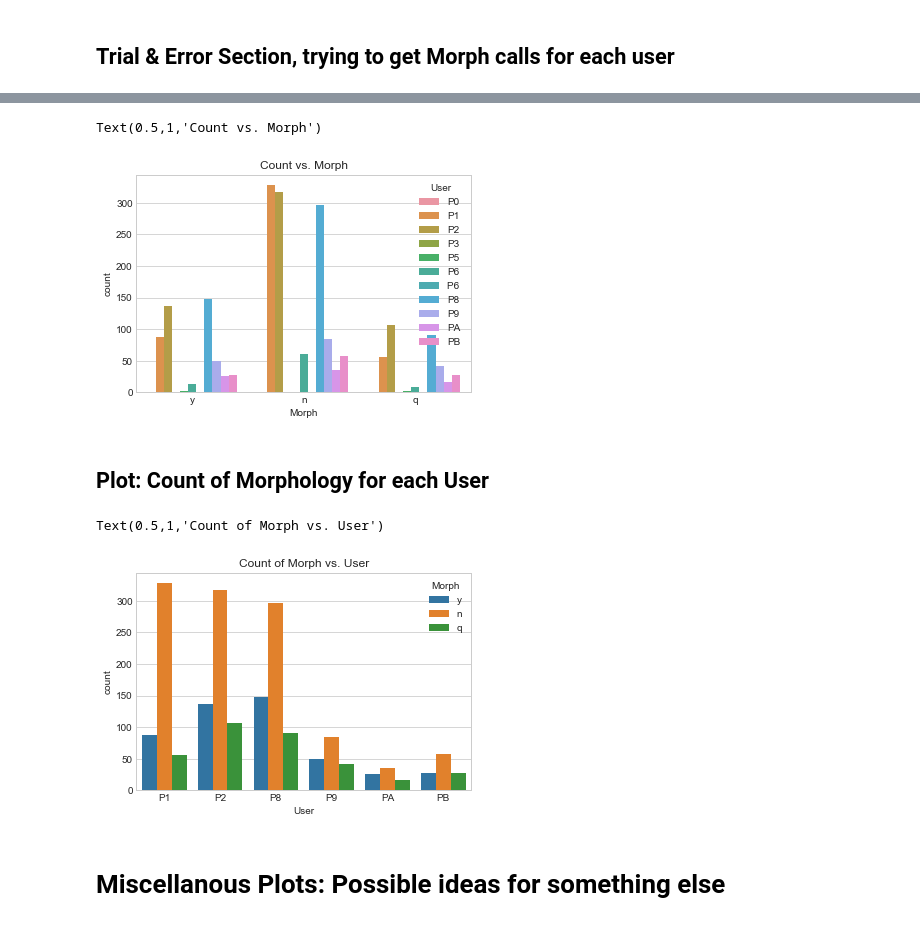
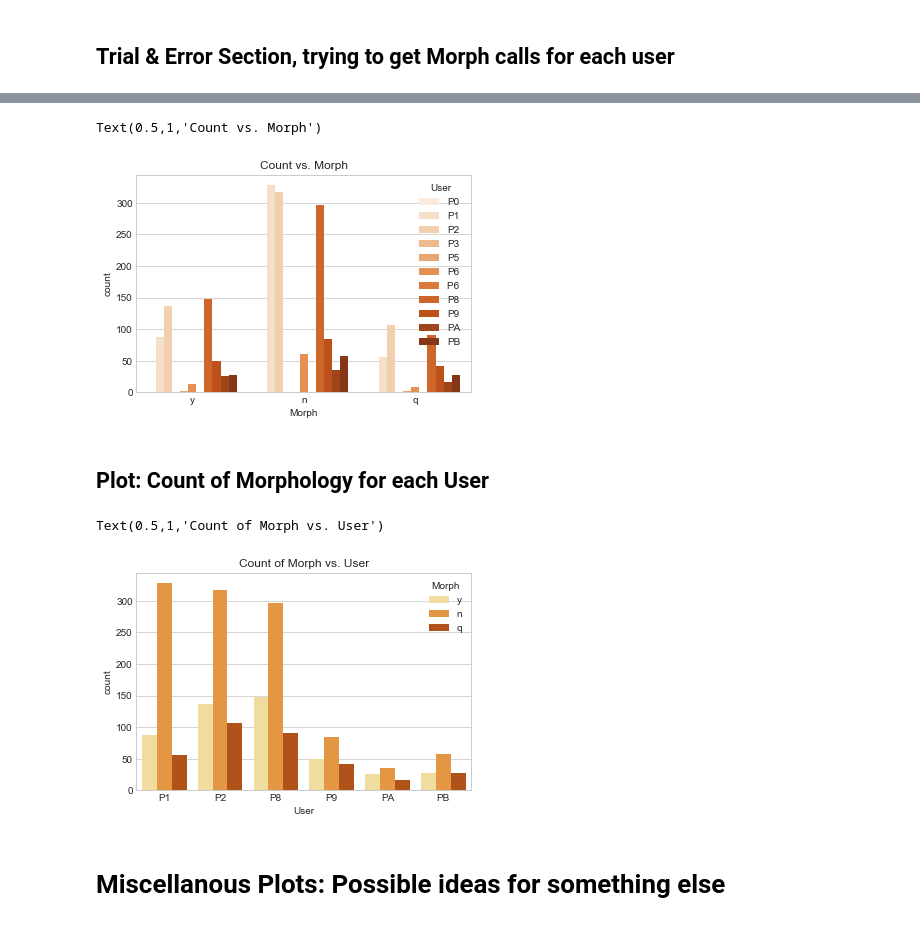
Before and after one commit to ramr24/Personal, a Jupyter notebook: morpho_vs_user.ipynb, the cells around one changed output, grey strips where cells are left out. Saved outputs shown, nothing was run; the diff lists cells and outputs as text; code cells hidden in the pictures.

```diff
--- a/morpho_vs_user.ipynb
+++ b/morpho_vs_user.ipynb
@@ -157,17 +157,17 @@ Text(0.5,1,'Count vs. User')
 # %%
-sns.countplot(x = "Morph", hue = "User", data = ps, order = ["y", "n", "q"]).set_title("Count vs. Morph")
+sns.countplot(x = "Morph", hue = "User", data = ps, order = ["y", "n", "q"], palette = "Oranges").set_title("Count vs. Morph")
 # %% [output]
 Text(0.5,1,'Count vs. Morph')
-[figure, old version]
+[figure, new version]
 # %% [markdown]
 ## Plot: Count of Morphology for each User
 # %%
 #Use this plot as basis for this file
 sns.countplot(x = "User", hue = "Morph", data = ps, order = ["P1", "P2", "P8", "P9", "PA", "PB"],
-              hue_order = ["y", "n", "q"]).set_title("Count of Morph vs. User")
+              hue_order = ["y", "n", "q"], palette = "YlOrBr").set_title("Count of Morph vs. User")
 # %% [output]
 Text(0.5,1,'Count of Morph vs. User')
-[figure, old version]
+[figure, new version]
 # %% [markdown]
 # Miscellanous Plots: Possible ideas for something else
 # %% [markdown]
```
Also changed, not shown: parts of 9 cells of this notebook, 1 other file.
